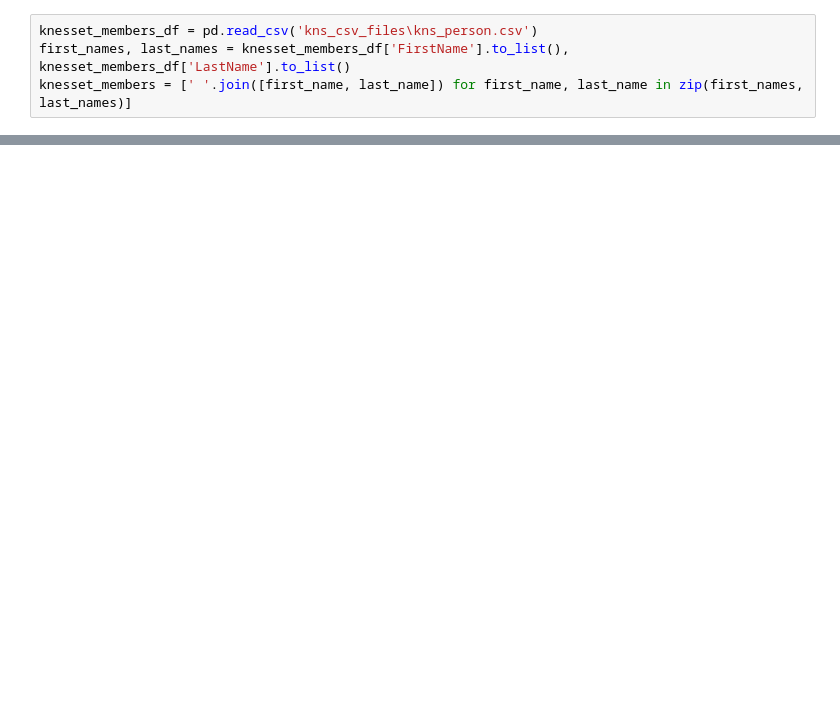
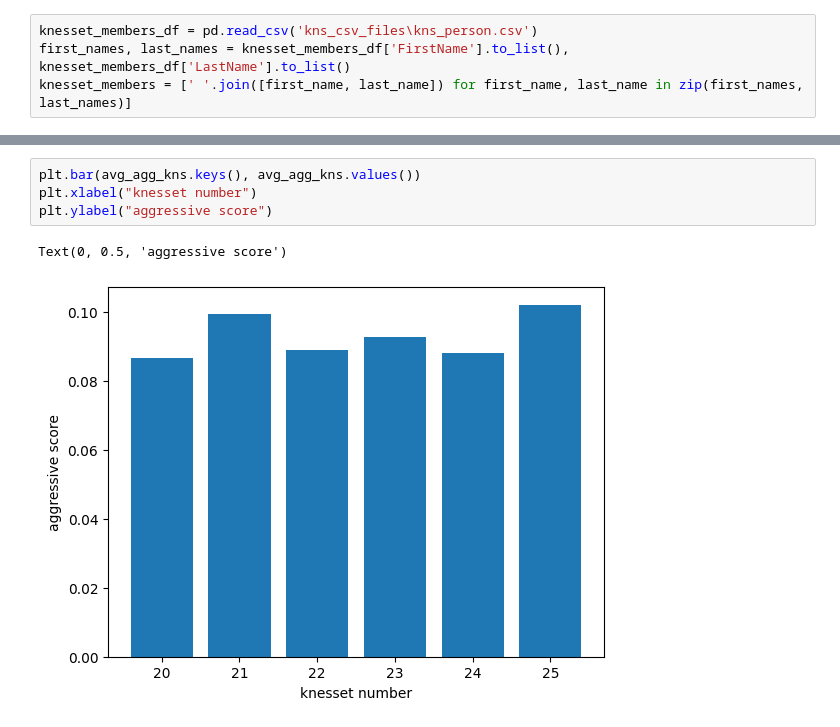
Before and after one commit to itaitzruia4/NLPSD, a Jupyter notebook: init_results.ipynb, the cells around one changed output, grey strips where cells are left out. Cells and saved outputs as stored; diff of their text form; blank space fills up the shorter version.

```diff
--- a/init_results.ipynb
+++ b/init_results.ipynb
@@ -123,0 +239,7 @@ number_of_sessions
+# %%
+plt.bar(avg_agg_kns.keys(), avg_agg_kns.values())
+plt.xlabel("knesset number")
+plt.ylabel("aggressive score")
+# %% [output]
+Text(0, 0.5, 'aggressive score')
+[figure, added]
```
Also changed, not shown: parts of 47 cells of this notebook.
